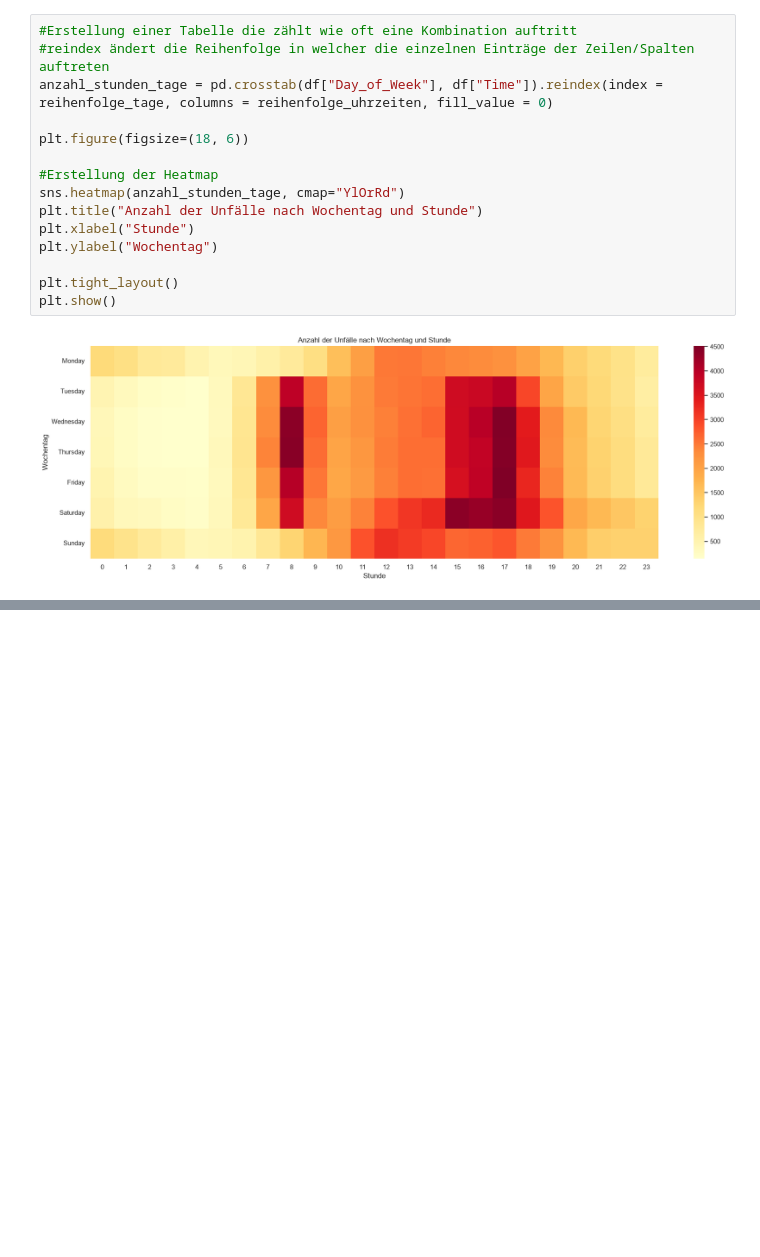
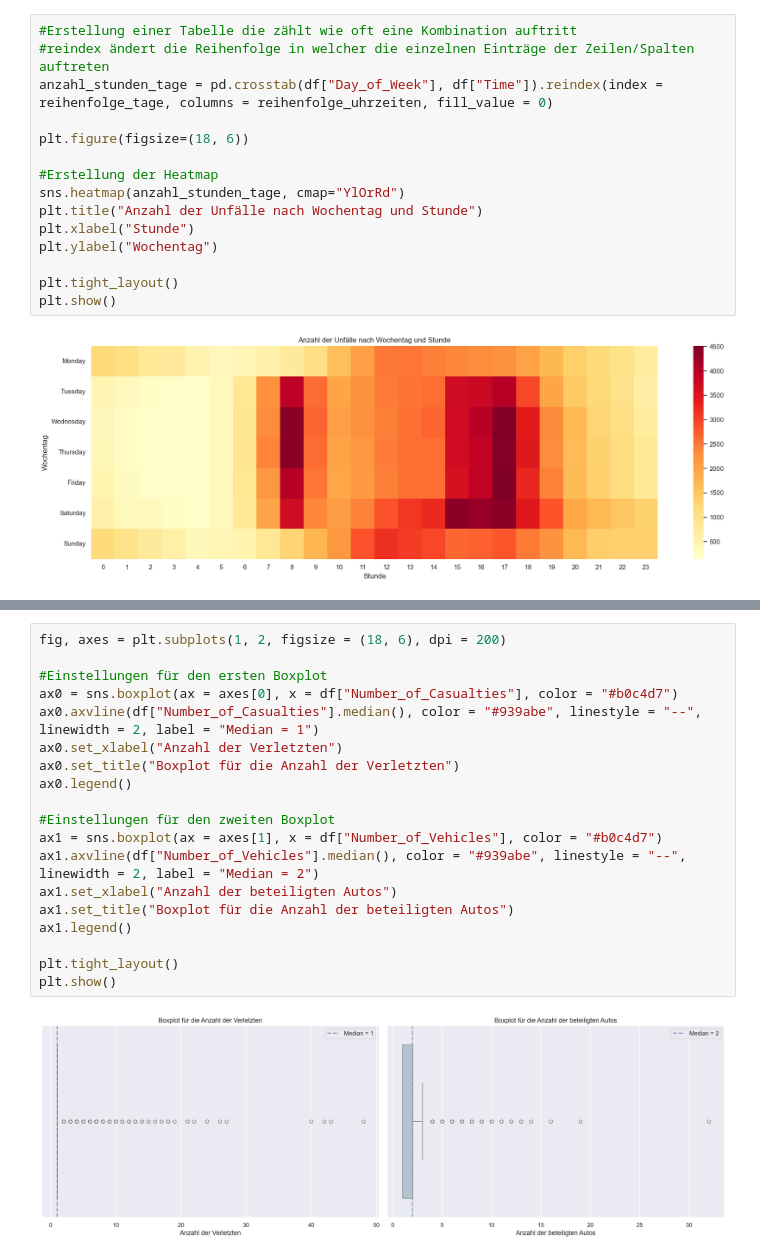
Before and after one commit to DamianM0N/Road-Accident-Dataset-deskriptive-Analyse, a Jupyter notebook: Projekt.ipynb, the cells around one changed output, grey strips where cells are left out. Saved outputs shown, nothing was run; the diff lists cells and outputs as text; blank space fills up the shorter version.

```diff
--- a/Projekt.ipynb
+++ b/Projekt.ipynb
@@ -708,0 +709,21 @@ plt.show()
+# %%
+fig, axes = plt.subplots(1, 2, figsize = (18, 6), dpi = 200)
+
+#Einstellungen für den ersten Boxplot
+ax0 = sns.boxplot(ax = axes[0], x = df["Number_of_Casualties"], color = "#b0c4d7")
+ax0.axvline(df["Number_of_Casualties"].median(), color = "#939abe", linestyle = "--", linewidth = 2, label = "Median = 1")
+ax0.set_xlabel("Anzahl der Verletzten")
+ax0.set_title("Boxplot für die Anzahl der Verletzten")
+ax0.legend()
+
+#Einstellungen für den zweiten Boxplot
+ax1 = sns.boxplot(ax = axes[1], x = df["Number_of_Vehicles"], color = "#b0c4d7")
+ax1.axvline(df["Number_of_Vehicles"].median(), color = "#939abe", linestyle = "--", linewidth = 2, label = "Median = 2")
+ax1.set_xlabel("Anzahl der beteiligten Autos")
+ax1.set_title("Boxplot für die Anzahl der beteiligten Autos")
+ax1.legend()
+
+plt.tight_layout()
+plt.show()
+# %% [output]
+[figure, added]
```
Also changed, not shown: parts of 6 cells of this notebook.
